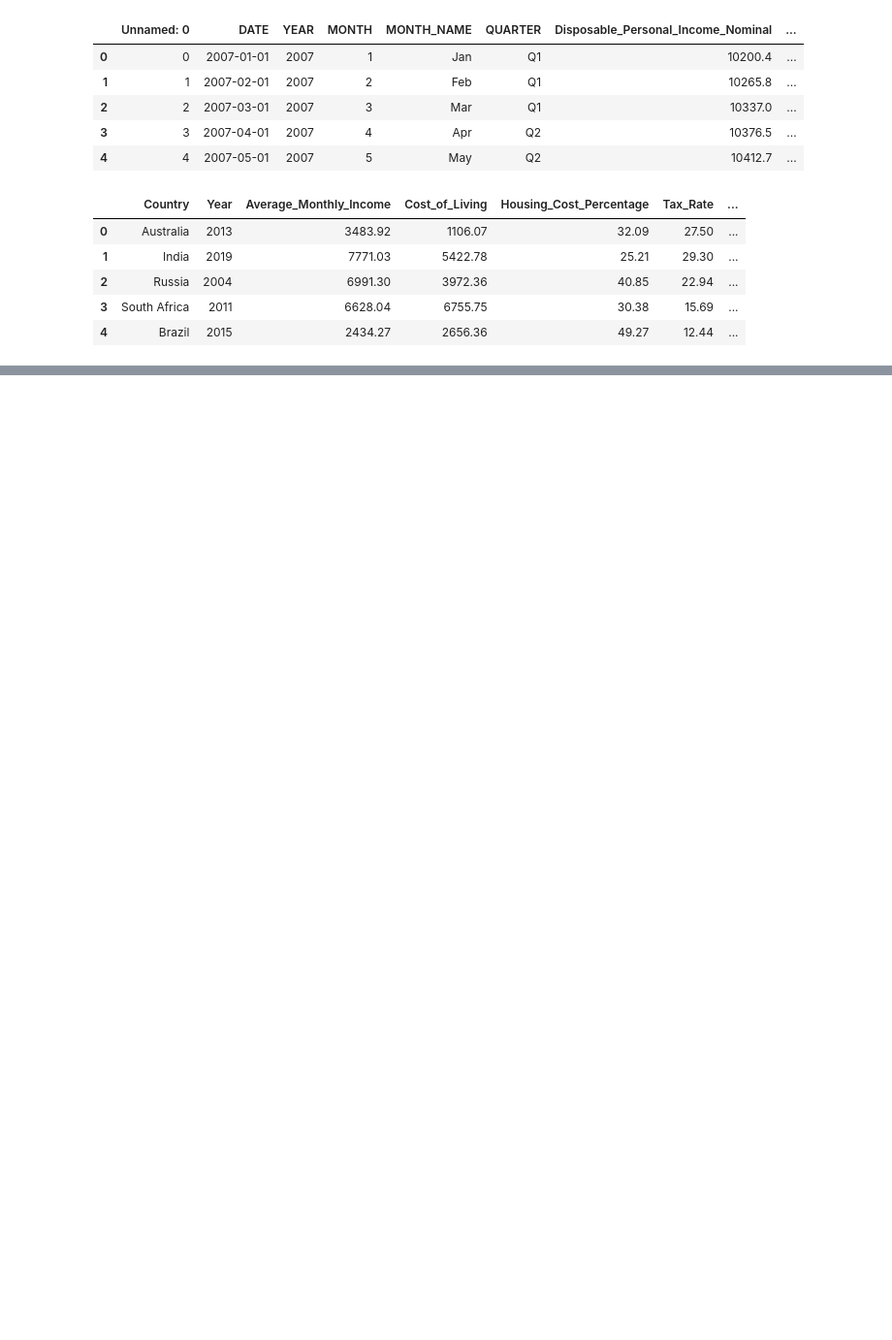
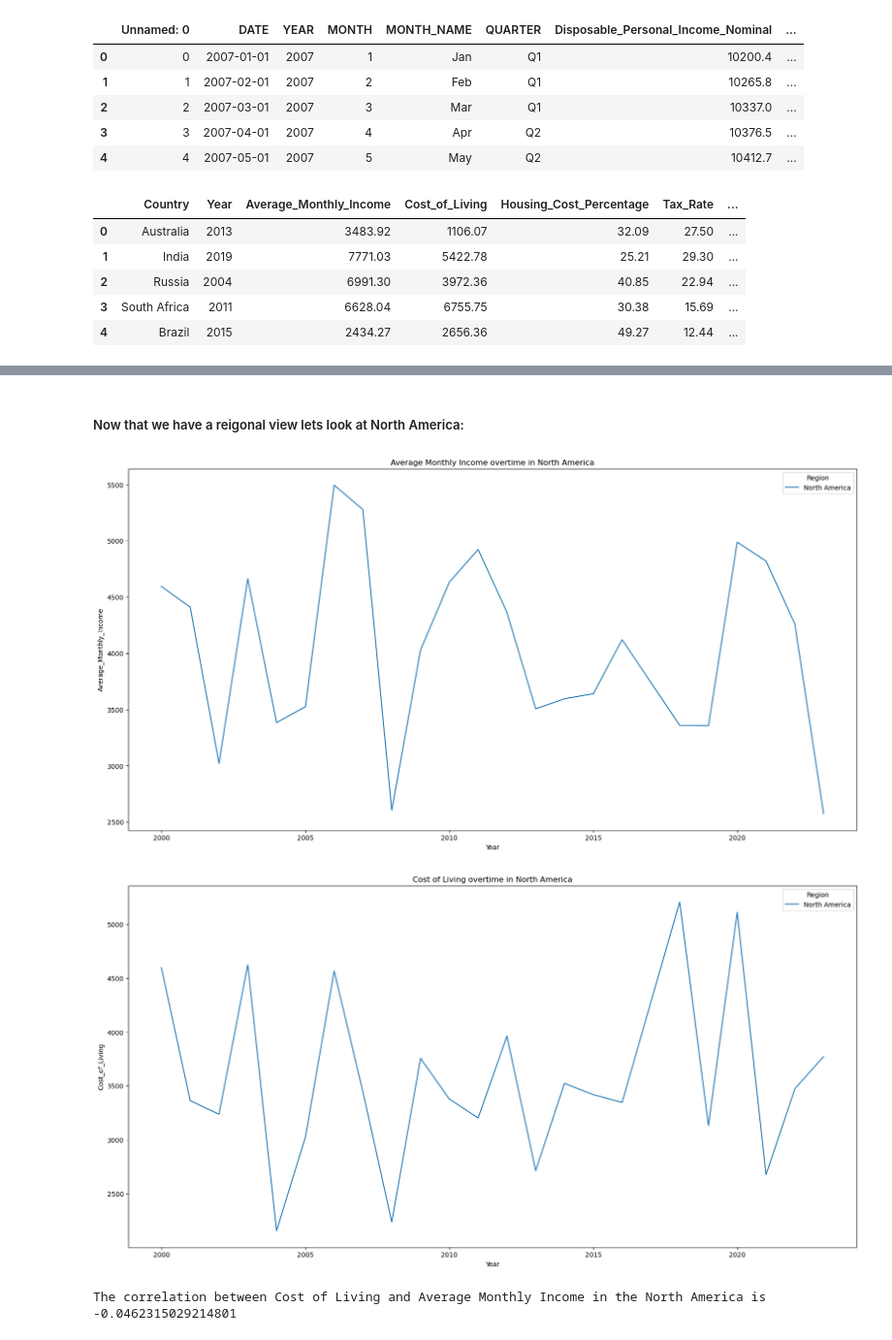
Before and after one commit to szhagnay/Cohort-A-Econ, a Jupyter notebook: notebooks/Sherla_eda1.ipynb, the cells around one changed output, grey strips where cells are left out. Shown at 97% size. Drawn from its saved outputs; the diff is of its cells as text; code cells hidden in the pictures; blank space fills up the shorter version.

```diff
--- a/notebooks/Sherla_eda1.ipynb
+++ b/notebooks/Sherla_eda1.ipynb
@@ -87,0 +47,29 @@ plt.close()
+# %% [markdown]
+##### Now that we have a reigonal view lets look at North America:
+# %%
+# With a focus on North America
+
+# Average Monthly Income over time in the North America
+plt.figure(figsize=(20, 10))
+NORTH_ECON = world_col[world_col["Region"] == "North America"]
+sns.lineplot(data=NORTH_ECON, x="Year", y="Average_Monthly_Income", hue="Region", errorbar=None)
+plt.title("Average Monthly Income overtime in North America")
+plt.show()
+plt.close()
+
+# Cost of living over time in the North America
+plt.figure(figsize=(20, 10))
+NORTH_ECON = world_col[world_col["Region"] == "North America"]
+sns.lineplot(data=NORTH_ECON, x="Year", y="Cost_of_Living", hue="Region", errorbar=None)
+plt.title("Cost of Living overtime in North America")
+plt.show()
+plt.close()
+# %% [output]
+[figure, added]
+[figure, added]
+# %%
+# Pearson Correlation Coefficient of North America
+PCC_USA_COLxAMI = np.corrcoef(NORTH_ECON['Cost_of_Living'], NORTH_ECON['Average_Monthly_Income'])[0,1]
+print("The correlation between Cost of Living and Average Monthly Income in the North America is", PCC_USA_COLxAMI)
+# %% [output]
+The correlation between Cost of Living and Average Monthly Income in the North America is -0.0462315029214801
```
Also changed, not shown: parts of 14 cells of this notebook, 1 other file.
